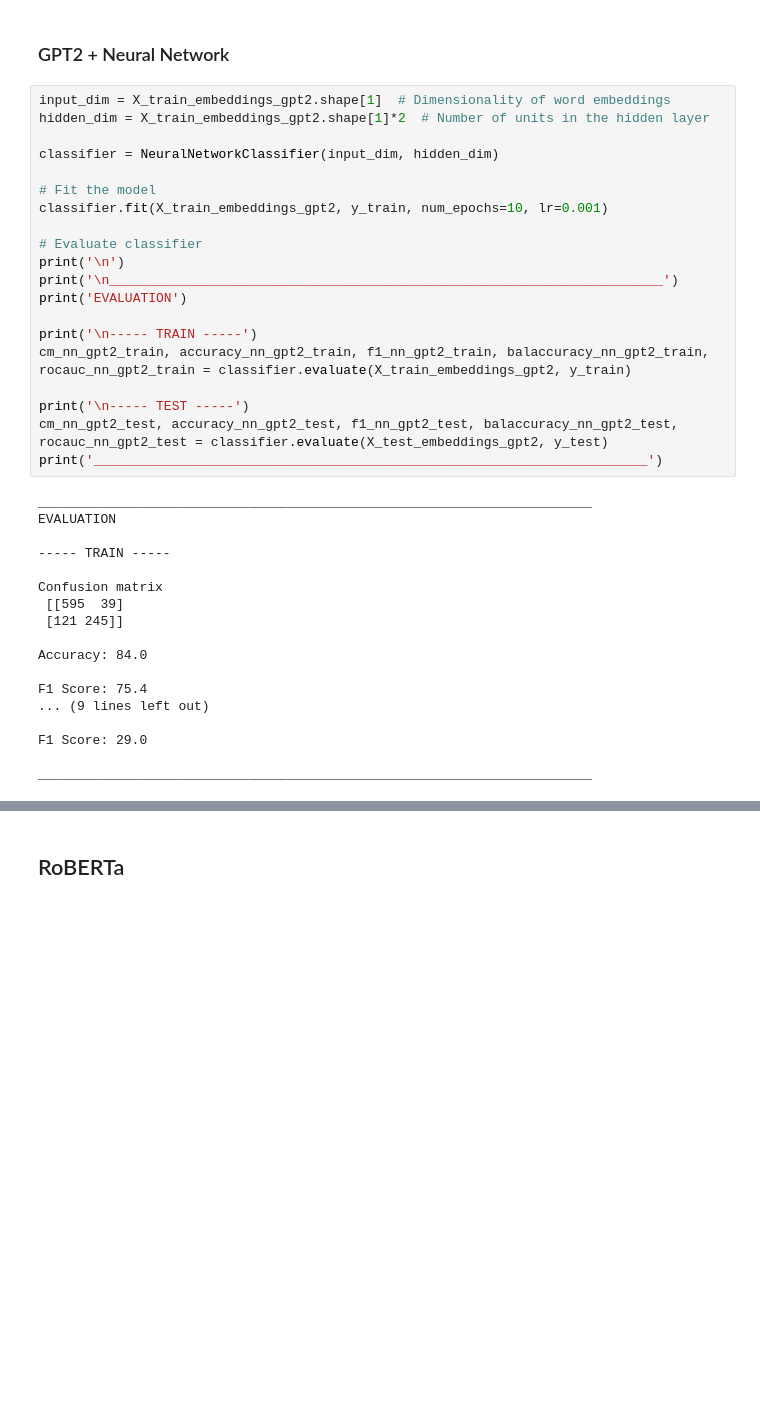
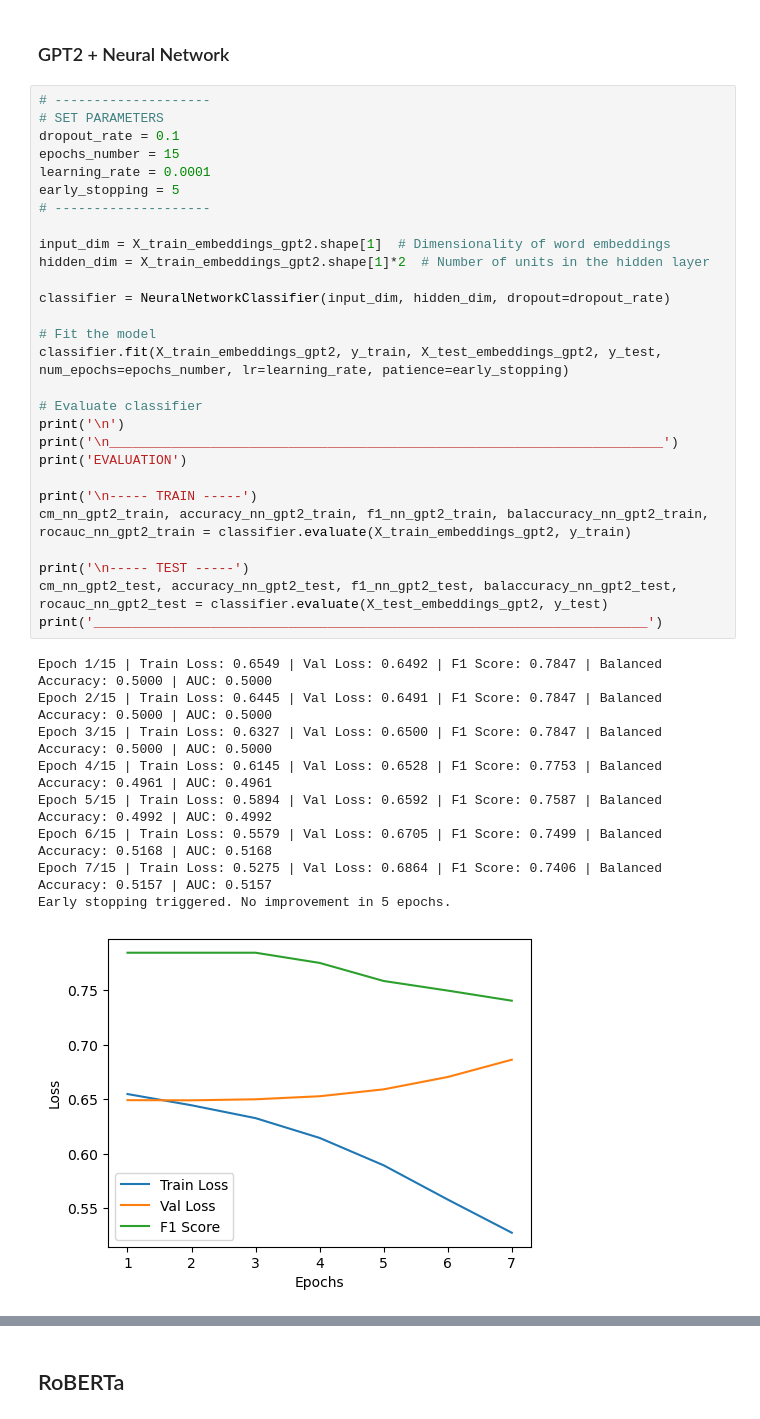
Before and after one commit to szymonsocha/master-thesis, a Jupyter notebook: code/BERT_embedding+classification_local.ipynb, the cells around one changed output, grey strips where cells are left out. Saved outputs shown, nothing was run; the diff lists cells and outputs as text; blank space fills up the shorter version.

```diff
--- a/code/BERT_embedding+classification_local.ipynb
+++ b/code/BERT_embedding+classification_local.ipynb
@@ -2164,40 +2382,40 @@ Fitting 5 folds for each of 20 candidates, totalling 100 fits
 # %% [markdown]
 ### GPT2 + Neural Network
 # %%
+# --------------------
+# SET PARAMETERS
+dropout_rate = 0.1
+epochs_number = 15
+learning_rate = 0.0001
+early_stopping = 5
+# --------------------
+
 input_dim = X_train_embeddings_gpt2.shape[1]  # Dimensionality of word embeddings
 hidden_dim = X_train_embeddings_gpt2.shape[1]*2  # Number of units in the hidden layer
 
-classifier = NeuralNetworkClassifier(input_dim, hidden_dim)
+classifier = NeuralNetworkClassifier(input_dim, hidden_dim, dropout=dropout_rate)
 
 # Fit the model
-classifier.fit(X_train_embeddings_gpt2, y_train, num_epochs=10, lr=0.001)
+classifier.fit(X_train_embeddings_gpt2, y_train, X_test_embeddings_gpt2, y_test, num_epochs=epochs_number, lr=learning_rate, patience=early_stopping)
 
 # Evaluate classifier
 print('\n')
 print('\n_______________________________________________________________________')
 print('EVALUATION')
 
 print('\n----- TRAIN -----')
 cm_nn_gpt2_train, accuracy_nn_gpt2_train, f1_nn_gpt2_train, balaccuracy_nn_gpt2_train, rocauc_nn_gpt2_train = classifier.evaluate(X_train_embeddings_gpt2, y_train)
 
 print('\n----- TEST -----')
 cm_nn_gpt2_test, accuracy_nn_gpt2_test, f1_nn_gpt2_test, balaccuracy_nn_gpt2_test, rocauc_nn_gpt2_test = classifier.evaluate(X_test_embeddings_gpt2, y_test)
 print('_______________________________________________________________________')
 # %% [output]
-_______________________________________________________________________
-EVALUATION
-
------ TRAIN -----
-
-Confusion matrix
- [[595  39]
- [121 245]]
-
-Accuracy: 84.0
-
-F1 Score: 75.4
-... (9 lines left out)
-
-F1 Score: 29.0
-
-_______________________________________________________________________
+Epoch 1/15 | Train Loss: 0.6549 | Val Loss: 0.6492 | F1 Score: 0.7847 | Balanced Accuracy: 0.5000 | AUC: 0.5000
+Epoch 2/15 | Train Loss: 0.6445 | Val Loss: 0.6491 | F1 Score: 0.7847 | Balanced Accuracy: 0.5000 | AUC: 0.5000
+Epoch 3/15 | Train Loss: 0.6327 | Val Loss: 0.6500 | F1 Score: 0.7847 | Balanced Accuracy: 0.5000 | AUC: 0.5000
+Epoch 4/15 | Train Loss: 0.6145 | Val Loss: 0.6528 | F1 Score: 0.7753 | Balanced Accuracy: 0.4961 | AUC: 0.4961
+Epoch 5/15 | Train Loss: 0.5894 | Val Loss: 0.6592 | F1 Score: 0.7587 | Balanced Accuracy: 0.4992 | AUC: 0.4992
+Epoch 6/15 | Train Loss: 0.5579 | Val Loss: 0.6705 | F1 Score: 0.7499 | Balanced Accuracy: 0.5168 | AUC: 0.5168
+Epoch 7/15 | Train Loss: 0.5275 | Val Loss: 0.6864 | F1 Score: 0.7406 | Balanced Accuracy: 0.5157 | AUC: 0.5157
+Early stopping triggered. No improvement in 5 epochs.
+[figure, added]
```
Also changed, not shown: parts of 38 cells of this notebook, 1 other file.
